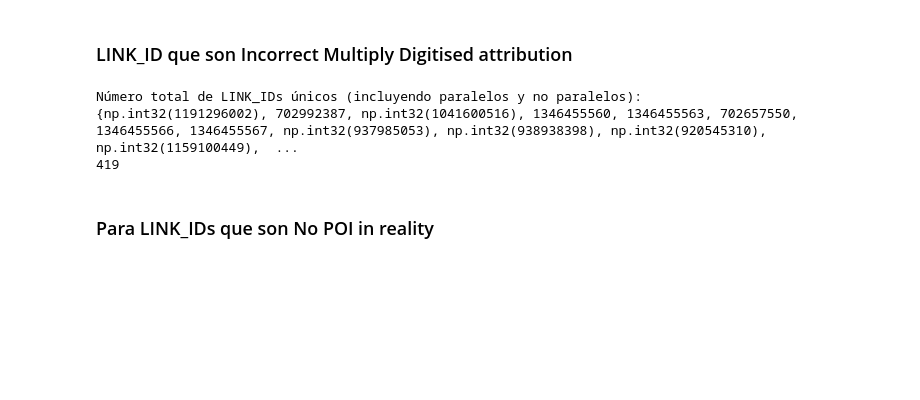
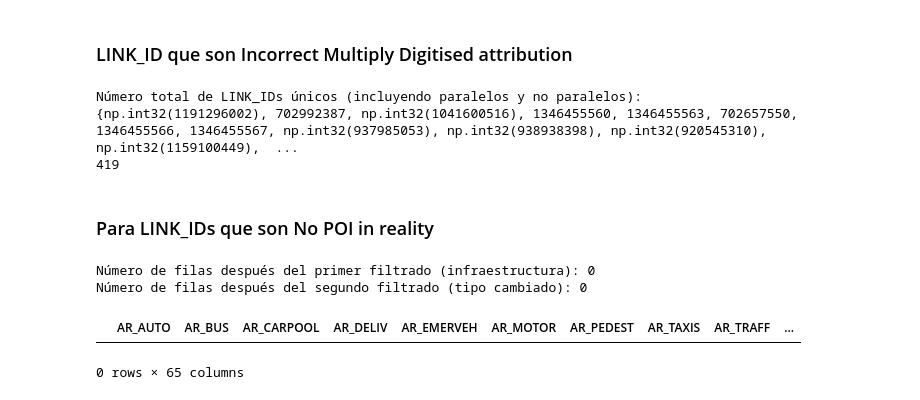
Before and after one commit to nachooglpz/Guadalahacks, a Jupyter notebook: datos_potaxie.ipynb, the cells around one changed output. Saved outputs shown, nothing was run; the diff lists cells and outputs as text; code cells hidden in the pictures; blank space fills up the shorter version.

Commit message:
Filters for the case No POI in reality

```diff
--- a/datos_potaxie.ipynb
+++ b/datos_potaxie.ipynb
@@ -389,38 +389,35 @@ Número total de LINK_IDs únicos (incluyendo paralelos y no paralelos):
 # %% [markdown]
 ### Para LINK_IDs que son No POI in reality
 # %%
-def classify_non_existent_pois(df_mm_sections):
-    non_existent_results = {}
+# Verificar si las columnas necesarias existen en prueba
+columnas_necesarias = ["MULTIDIGIT", "BRIDGE", "TUNNEL", "RAMP", "ST_TYP_BEF", "ST_TYP_AFT"]
+for columna in columnas_necesarias:
+    if columna not in prueba.columns:
+        raise KeyError(f"La columna '{columna}' no existe en el DataFrame 'prueba'.")
 
-    for sec, df in df_mm_sections.items():
-        # Filtramos solo las filas con al menos un POI válido
-        df_filtered = df[df["POI_ID"].notna()].copy()
+# Filtrar aquellos donde MULTIDIGIT == "Y" y (BRIDGE == "Y" o TUNNEL == "Y" o RAMP == "Y")
+filtro_infraestructura = (
+    (prueba["MULTIDIGIT"] == "Y") &
+    (
+        (prueba["BRIDGE"] == "Y") |
+        (prueba["TUNNEL"] == "Y") |
+        (prueba["RAMP"] == "Y")
+    )
+)
+prueba_filtrada_infra = prueba[filtro_infraestructura].copy()
 
-        # Creamos columna vacía para la clasificación
-        df_filtered["POI_STATUS"] = "Valid"
-        df_filtered["MARKED_FOR_DELETION"] = False
+# Filtrar el primer filtrado para aquellos donde ST_TYP_BEF ≠ ST_TYP_AFT
+filtro_tipo_cambiado = prueba_filtrada_infra["ST_TYP_BEF"] != prueba_filtrada_infra["ST_TYP_AFT"]
+prueba_filtrada_final = prueba_filtrada_infra[filtro_tipo_cambiado].copy()
 
+# Verificar resultados
+print(f"Número de filas después del primer filtrado (infraestructura): {len(prueba_filtrada_infra)}")
+print(f"Número de filas después del segundo filtrado (tipo cambiado): {len(prueba_filtrada_final)}")
 
-        # Caso 1: ST_TYP_BEF ≠ ST_TYP_AFT
-        cond_type_changed = df_filtered["ST_TYP_BEF"] != df_filtered["ST_TYP_AFT"]
-
-        # Caso 2: MULTIDIGIT + (BRIDGE o TUNNEL o RAMP)
-        cond_infra_issue = (
-            (df_filtered["MULTIDIGIT"] == "Y") &
-            (
-                (df_filtered["BRIDGE"] == "Y") |
-                (df_filtered["TUNNEL"] == "Y") |
-                (df_filtered["RAMP"] == "Y")
-            )
-        )
-
-        # Aplicamos ambas condiciones
-        df_filtered.loc[cond_type_changed | cond_infra_issue, "POI_STATUS"] = "Non Existent POI"
-        df_filtered.loc[cond_non_existent, "MARKED_FOR_DELETION"] = True
-
-        # Guardamos resultados por sección
-        non_existent_results[sec] = df_filtered
-
-    return non_existent_results
-
-classified_poi_dict = classify_non_existent_pois(prueba)
+# Mostrar vista de los resultados
+prueba_filtrada_final
+# %% [output]
+Número de filas después del primer filtrado (infraestructura): 0
+Número de filas después del segundo filtrado (tipo cambiado): 0
+|  | AR_AUTO | AR_BUS | AR_CARPOOL | AR_DELIV | AR_EMERVEH | AR_MOTOR | AR_PEDEST | AR_TAXIS | AR_TRAFF | ... |
+0 rows × 65 columns
```
